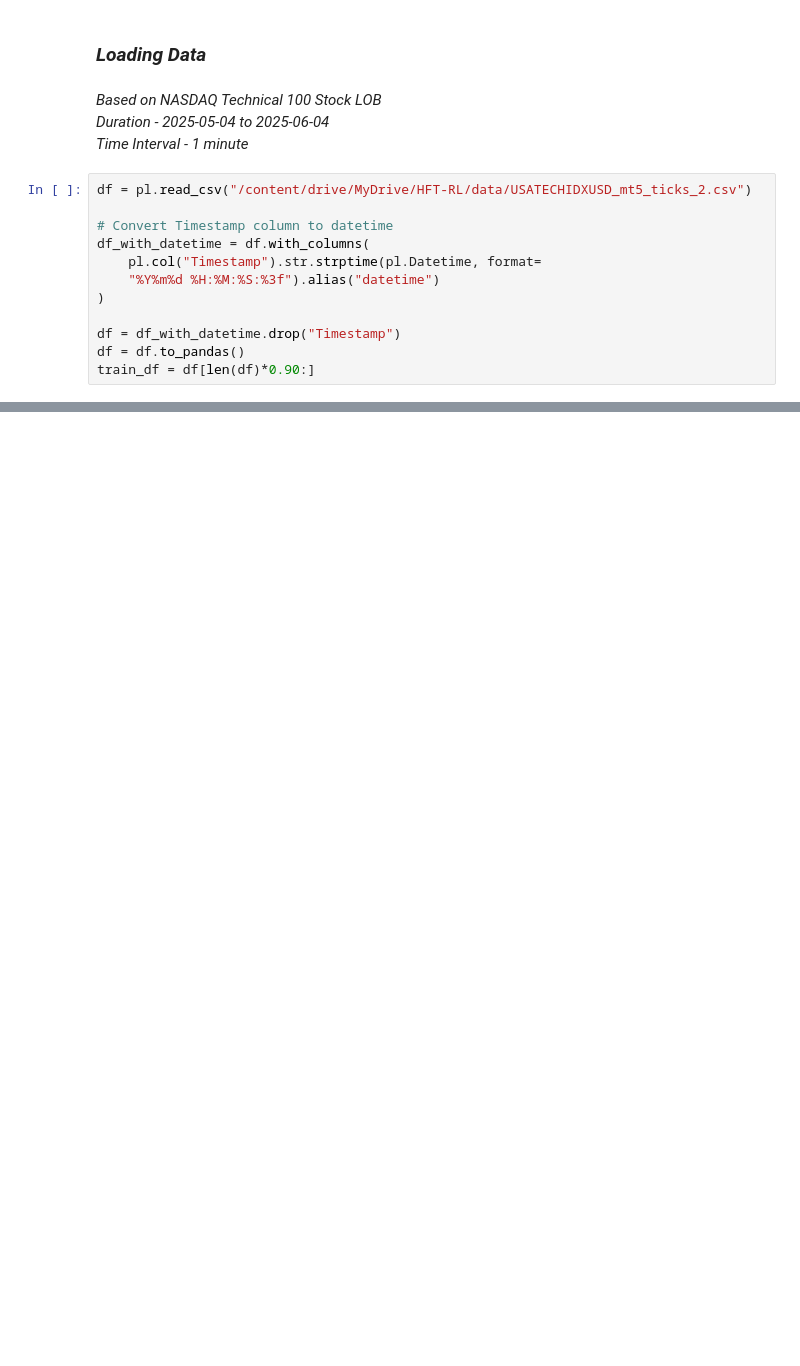
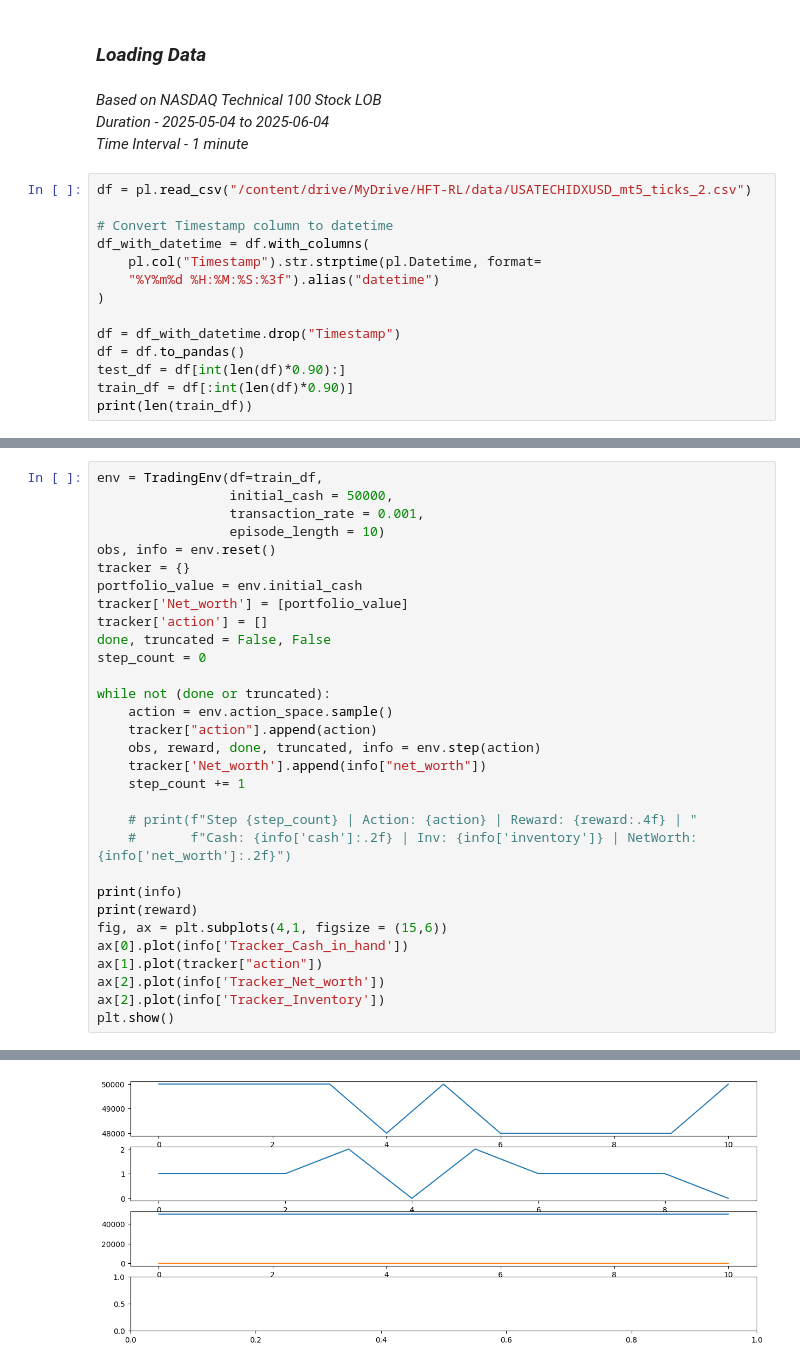
Before and after one commit to Karan-00-11/HFT-RL, a Jupyter notebook: src/train.ipynb, the cells around one changed output, grey strips where cells are left out. Saved outputs shown, nothing was run; the diff lists cells and outputs as text; blank space fills up the shorter version.

```diff
--- a/src/train.ipynb
+++ b/src/train.ipynb
@@ -41,4 +42,6 @@ df_with_datetime = df.with_columns(
 
 df = df_with_datetime.drop("Timestamp")
 df = df.to_pandas()
-train_df = df[len(df)*0.90:]
+test_df = df[int(len(df)*0.90):]
+train_df = df[:int(len(df)*0.90)]
+print(len(train_df))
@@ -58,0 +85,32 @@ df[['Bid price', 'Bid volume']].head(10)
+# %%
+env = TradingEnv(df=train_df,
+                 initial_cash = 50000,
+                 transaction_rate = 0.001,
+                 episode_length = 10)
+obs, info = env.reset()
+tracker = {}
+portfolio_value = env.initial_cash
+tracker['Net_worth'] = [portfolio_value]
+tracker['action'] = []
+done, truncated = False, False
+step_count = 0
+
+while not (done or truncated):
+    action = env.action_space.sample()
+    tracker["action"].append(action)
+    obs, reward, done, truncated, info = env.step(action)
+    tracker['Net_worth'].append(info["net_worth"])
+    step_count += 1
+
+    # print(f"Step {step_count} | Action: {action} | Reward: {reward:.4f} | "
+    #       f"Cash: {info['cash']:.2f} | Inv: {info['inventory']} | NetWorth: {info['net_worth']:.2f}")
+
+print(info)
+print(reward)
+fig, ax = plt.subplots(4,1, figsize = (15,6))
+ax[0].plot(info['Tracker_Cash_in_hand'])
+ax[1].plot(tracker["action"])
+ax[2].plot(info['Tracker_Net_worth'])
+ax[2].plot(info['Tracker_Inventory'])
+plt.show()
+# %% [output]
@@ -59,3 +119,4 @@ df[['Bid price', 'Bid volume']].head(10)
+[figure, added]
 # %%
 env = TradingEnv(df)
 state = env.reset()
```
Also changed, not shown: parts of 16 cells of this notebook.
